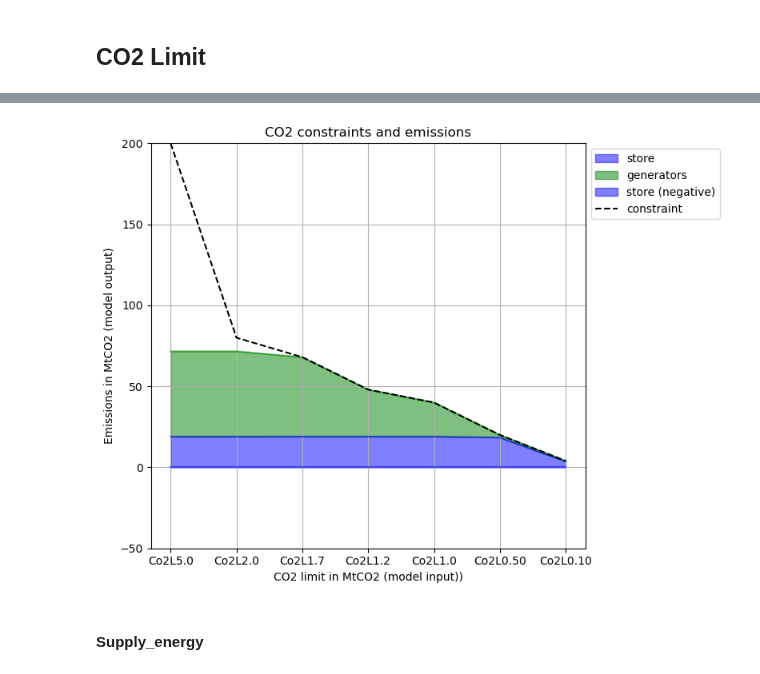
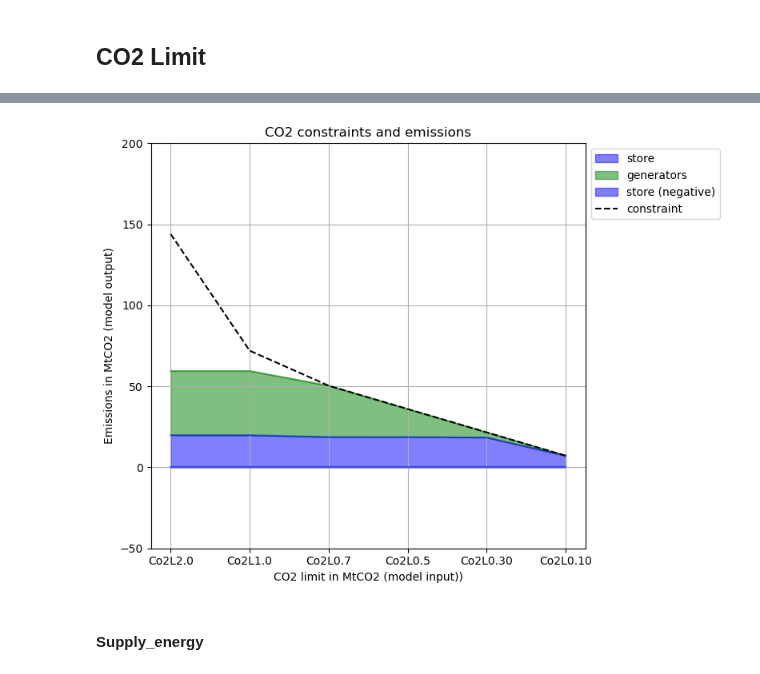
Before and after one commit to energyLS/aldehyde, a Jupyter notebook: workflow/notebooks/test_co2limit.ipynb, the cells around one changed output, grey strips where cells are left out. Saved outputs shown, nothing was run; the diff lists cells and outputs as text; code cells hidden in the pictures.

```diff
--- a/workflow/notebooks/test_co2limit.ipynb
+++ b/workflow/notebooks/test_co2limit.ipynb
@@ -10,9 +10,10 @@ prefix_eur = "/mnt/c/Users/scl38887/Documents/git/pypsa-eur"
 # /mnt/c/Users/scl38887/Documents/git/pypsa-eur/results/carbontest/postnetworks/elec_s_37_lv1.0__Co2L0p25-2000H-T-H-B-I-A-solar+p3-dist1_2030.nc
 
 # Import from pypsa-earth-sec
-run = "carbonfix_300h_ws" #"wacc15_hem_1marg_1cap_nosmr_0exp_3h_ws"
+run = "newres_300h_ws" #"wacc15_hem_1marg_1cap_nosmr_0exp_3h_ws"
 run_eur = "carbontest"
 Co2Ls = ["Co2L20.0", "Co2L5.0", "Co2L2.0", "Co2L1.7", "Co2L1.2", "Co2L1.0", "Co2L0.50", "Co2L0.10"]
+Co2Ls = ["Co2L2.0", "Co2L1.0", "Co2L0.7", "Co2L0.5","Co2L0.30", "Co2L0.10"]
 Co2Ls_eur = ["Co2L0p50", "Co2L0p25", "Co2L0p100"]
 
 
@@ -106,35 +101,35 @@ fig.tight_layout()
 # Plot the carbon stats
 import matplotlib.pyplot as plt
 
-start_value = 1
+start_value = 0
 
 # Create a stackplot + lineplot
 fig, ax = plt.subplots(figsize=(8, 6))
 
 # Plot positive 'store' values together with 'generators' and 'loads'
 positive_store = carbon_stats["store"].clip(lower=0).iloc[start_value:]
 stacked_data = pd.concat([positive_store, carbon_stats[["generators"]].iloc[start_value:,:]], axis=1)
 stacked_data.plot.area(ax=ax, stacked=True, color=["b", "g"], alpha = 0.5, label=["store (positive)", "generators"])
 
 # Plot negative 'store' values separately
 negative_store = carbon_stats["store"].clip(upper=0).iloc[start_value:]
 negative_store.plot.area(ax=ax, stacked=True, color="b", alpha = 0.5, label="store (negative)")
 
 # Plot the constraint
 carbon_stats["constraint"].iloc[start_value:].plot(ax=ax, style="k--", label="constraint")
 
 ax.set_ylabel("Emissions in MtCO2 (model output)")
 ax.set_xlabel("CO2 limit in MtCO2 (model input))")
 ax.set_title("CO2 constraints and emissions")
 ax.legend(loc="upper left", bbox_to_anchor=(1, 1))
 
 ax.set_ylim(-50, 200)
 ax.grid()
 
 fig.tight_layout()
 plt.show()
 # %% [output]
-[figure, old version]
+[figure, new version]
 # %% [markdown]
 #### Supply_energy
 # %%
```
Also changed, not shown: parts of 10 cells of this notebook.
